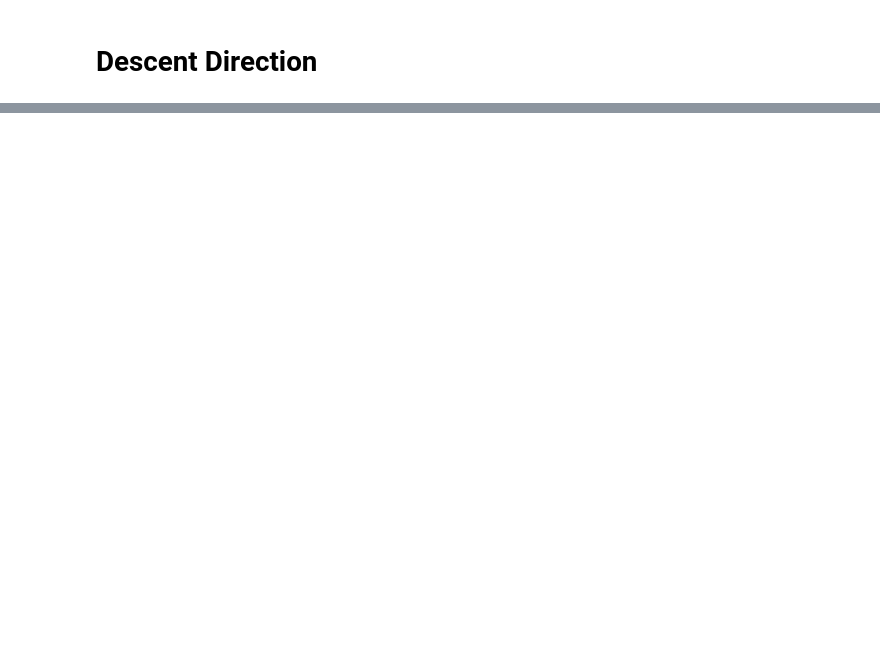
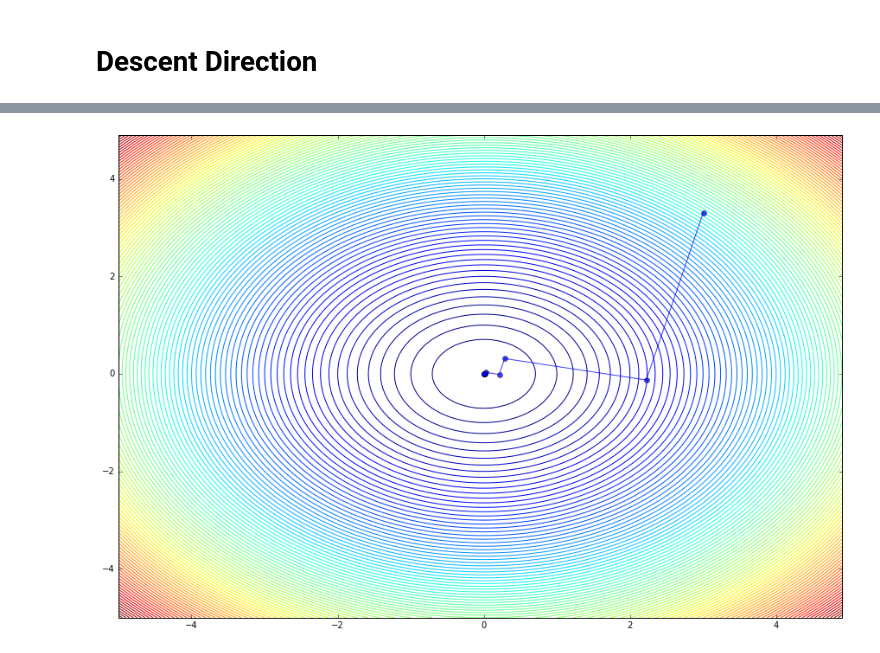
Before and after one commit to ceroytres/ipython-notebooks, a Jupyter notebook: Numerical Optimization/Steepest Descent.ipynb, the cells around one changed output, grey strips where cells are left out. Drawn from its saved outputs; the diff is of its cells as text; code cells hidden in the pictures; blank space fills up the shorter version.

```diff
--- a/Numerical Optimization/Steepest Descent.ipynb
+++ b/Numerical Optimization/Steepest Descent.ipynb
@@ -15,36 +21,37 @@ $$\nabla f(\mathbf{x})^T \mathbf{p} < 0 $$
 # %%
-%matplotlib qt
+%matplotlib inline
 import matplotlib.pyplot as plt
 import numpy as np
 
 n=np.arange(-5,5,.1)
 X,Y=np.meshgrid(n,n)
-F=.5*X**2+2*Y**2
+F=2*X**2+2*Y**2
 
 x=np.random.randn(2,1)+5*np.random.rand(2,1)
 q=x.copy()
 A=np.array([[.5,0],[0,2]])
 g=A.dot(x)
 norm_g=g.T.dot(g)
 
 path=[x.copy()]
 tol=1e-9
 t=1
 
 while norm_g>tol:
     x-=g*(g.T.dot(g)/(g.T.dot(A.dot(g))))
-    x-=g/np.sqrt(t)
     g=A.dot(x)
     norm_g=g.T.dot(g)
     path.append(x.copy())
     t+=1
     if t==1e4:
         break
 
 path=np.array(path)
 
 
 plt.figure(figsize=(15,10))
-plt.contour(X,Y,F,50)
+plt.contour(X,Y,F,100)
 plt.plot(path[:,0],path[:,1],'-o',alpha=.75)
 plt.show()
+# %% [output]
+[figure, added]
```
Also changed, not shown: parts of 4 cells of this notebook, 1 other file.
